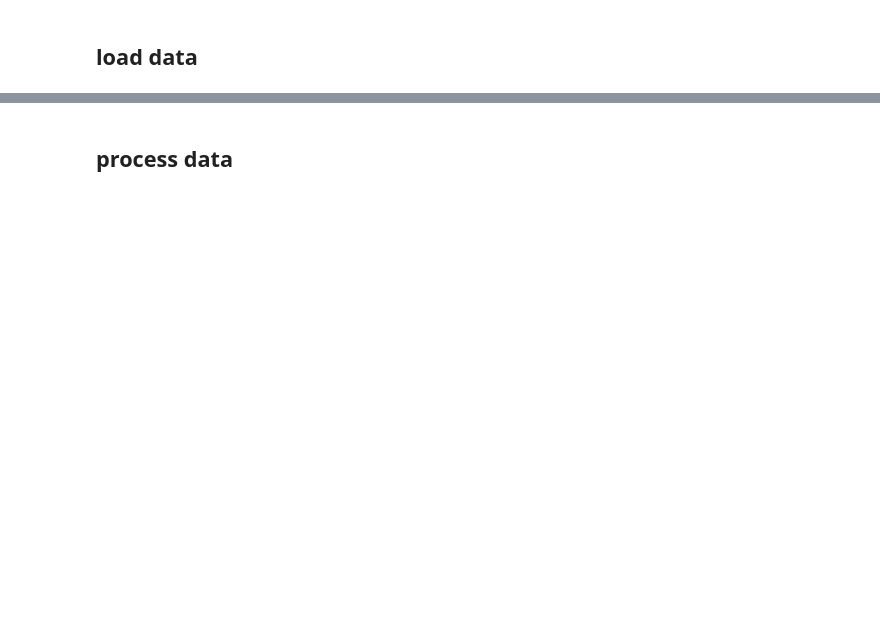
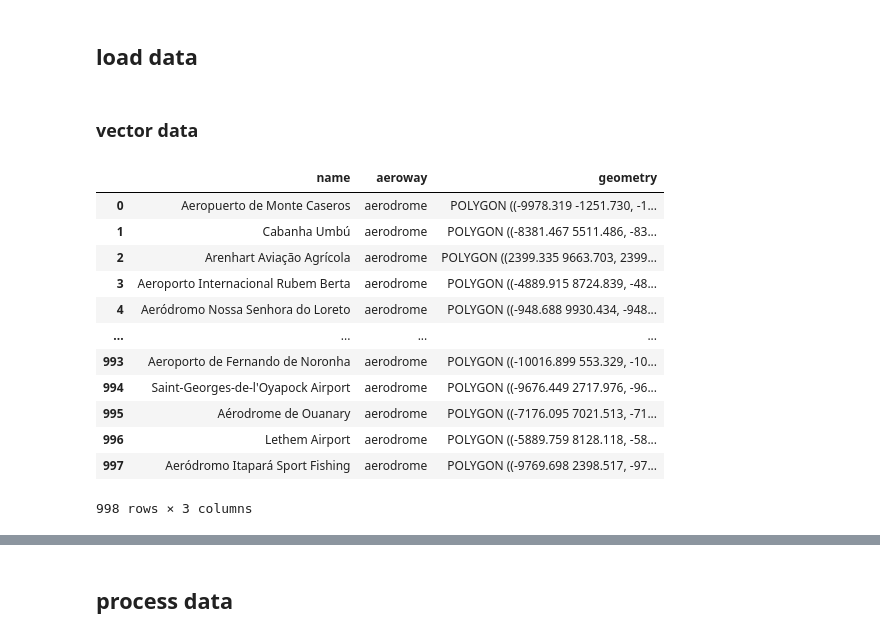
Before and after one commit to syrkis/aeolus, a Jupyter notebook: notebook.ipynb, the cells around one changed output, grey strips where cells are left out. Saved outputs shown, nothing was run; the diff lists cells and outputs as text; code cells hidden in the pictures; blank space fills up the shorter version.

```diff
--- a/notebook.ipynb
+++ b/notebook.ipynb
@@ -36,19 +26,21 @@ offshore = gpd.read_file(f'{DATA_DIR}/offshore.geojson')
 # %%
-def load_raster(fp, area=brazil.union(offshore)):
+def load_vector(fp):
+    return gpd.read_file(f'{DATA_DIR}/{fp}', crs='EPSG:4326')
+
+
+def load_raster(fp, area=None):
     """
     Loads raster data and crops it to the area of interest.
     """
-    if fp.startswith('meterology'):
+    if area is None and fp.startswith('topography'):
+        with rasterio.open(f"{DATA_DIR}/{fp}") as src:
+            return src.read(1), src.transform, src.meta
+    else:
         geometry = [mapping(polygon) for polygon in area.geometry]
         with rasterio.open(f"{DATA_DIR}/{fp}") as src:
             out_image, out_transform = rasterio.mask.mask(src, geometry, crop=True)
             out_image = out_image[0]
             out_meta = src.meta
-    else:
-        with rasterio.open(f"{DATA_DIR}/{fp}") as src:
-            out_image = src.read(1)
-            out_transform = src.transform
-            out_meta = src.meta
-    return out_image, out_transform, out_meta
+            return out_image, out_transform, out_meta
 # %%
 # metrological data
@@ -65,0 +58,2 @@ roughness, roughness_transform, roughness_meta = load_raster('topography/roughne
+# %% [markdown]
+### vector data
@@ -65,0 +84,22 @@ roughness, roughness_transform, roughness_meta = load_raster('topography/roughne
+# %%
+files = [f for f in os.listdir(f'{DATA_DIR}/infrastructure') if f.endswith('.csv')][:2]
+vector_data = {f.split('.')[0]: load_vector(f'infrastructure/{f}') for f in files}
+# %%
+airports = vector_data['airports'].copy()
+airports_mask = create_buffer_mask(population, population_transform, airports, 10)
+# %%
+airports
+# %% [output]
+|  | name | aeroway | geometry |
+| 0 | Aeropuerto de Monte Caseros | aerodrome | POLYGON ((-9978.319 -1251.730, -1... |
+| 1 | Cabanha Umbú | aerodrome | POLYGON ((-8381.467 5511.486, -83... |
+| 2 | Arenhart Aviação Agrícola | aerodrome | POLYGON ((2399.335 9663.703, 2399... |
+| 3 | Aeroporto Internacional Rubem Berta | aerodrome | POLYGON ((-4889.915 8724.839, -48... |
+| 4 | Aeródromo Nossa Senhora do Loreto | aerodrome | POLYGON ((-948.688 9930.434, -948... |
+| ... | ... | ... | ... |
+| 993 | Aeroporto de Fernando de Noronha | aerodrome | POLYGON ((-10016.899 553.329, -10... |
+| 994 | Saint-Georges-de-l'Oyapock Airport | aerodrome | POLYGON ((-9676.449 2717.976, -96... |
+| 995 | Aérodrome de Ouanary | aerodrome | POLYGON ((-7176.095 7021.513, -71... |
+| 996 | Lethem Airport | aerodrome | POLYGON ((-5889.759 8128.118, -58... |
+| 997 | Aeródromo Itapará Sport Fishing | aerodrome | POLYGON ((-9769.698 2398.517, -97... |
+998 rows × 3 columns
```
Also changed, not shown: parts of 21 cells of this notebook.
